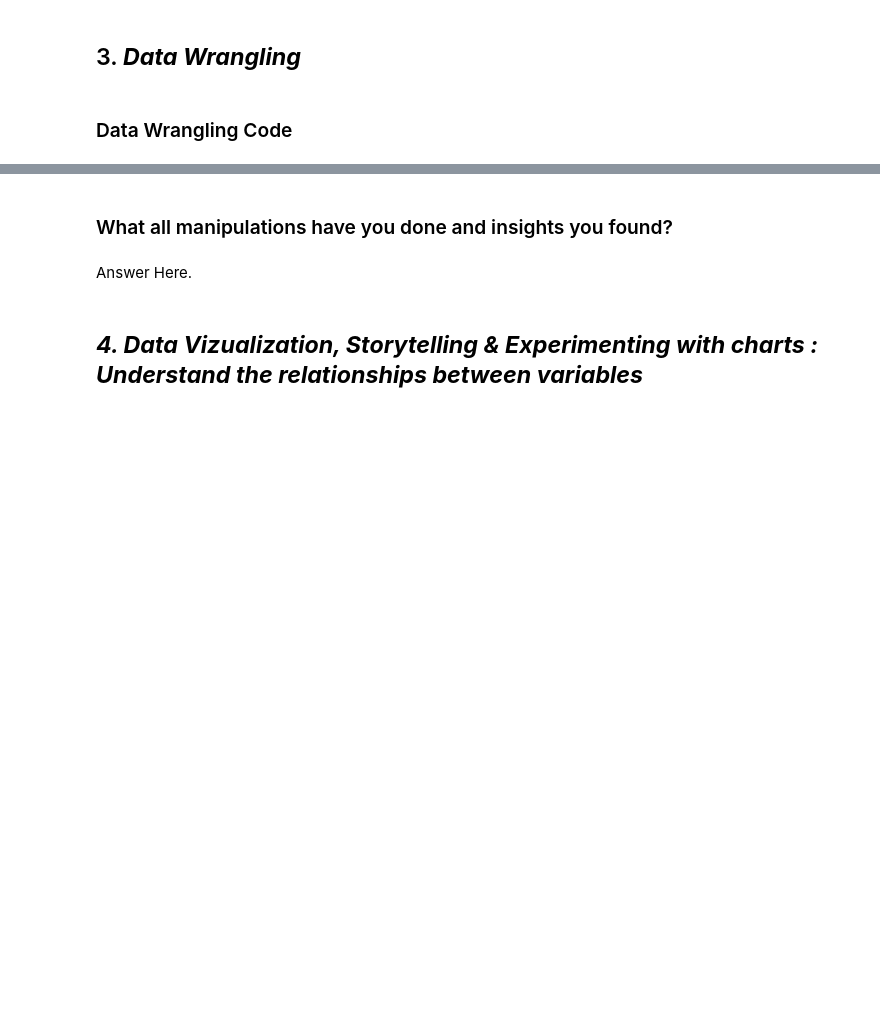
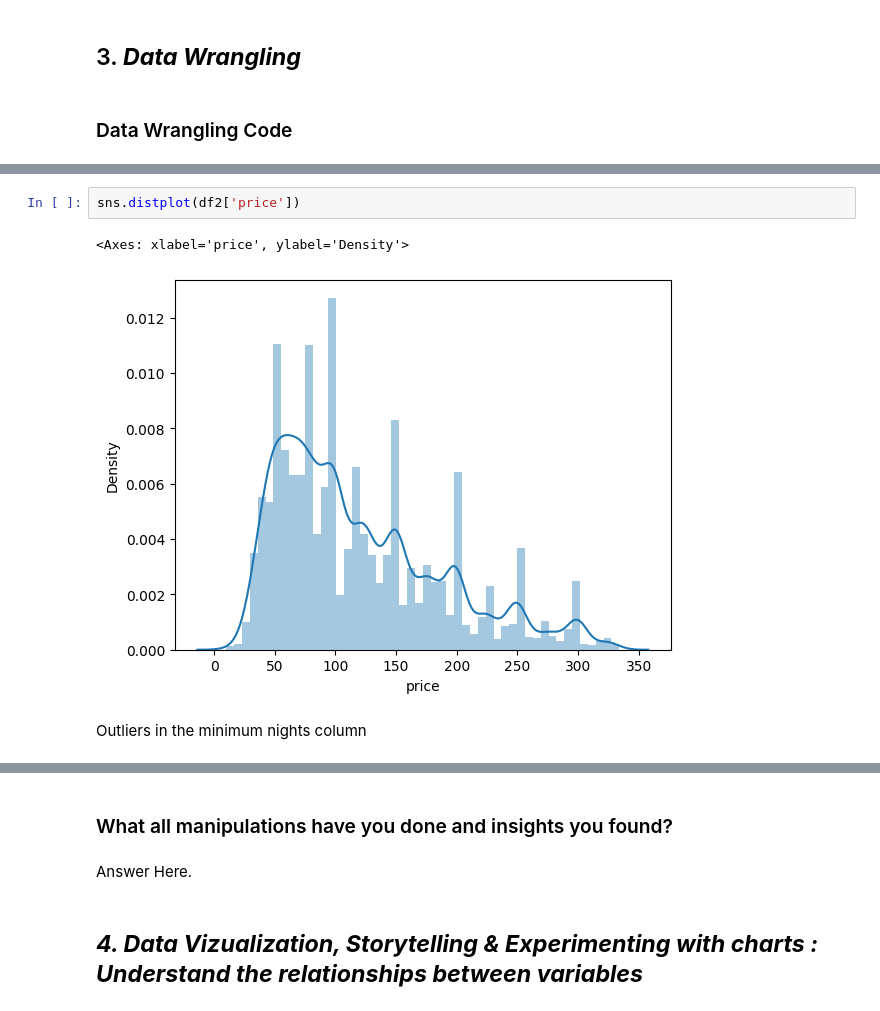
Before and after one commit to Nileshkl/Capstone-Project-EDA-Airbnb-and-Data-Visualization-with-PowerBI, a Jupyter notebook: Nilesh's_Individual_EDA_AirBnb_Bookings_Analysis.ipynb, the cells around one changed output, grey strips where cells are left out. Cells and saved outputs as stored; diff of their text form; blank space fills up the shorter version.

```diff
--- a/Nilesh's_Individual_EDA_AirBnb_Bookings_Analysis.ipynb
+++ b/Nilesh's_Individual_EDA_AirBnb_Bookings_Analysis.ipynb
@@ -303,0 +348,7 @@ plt.show()
+# %%
+sns.distplot(df2['price'])
+# %% [output]
+<Axes: xlabel='price', ylabel='Density'>
+[figure, added]
+# %% [markdown]
+Outliers in the minimum nights column
```
Also changed, not shown: parts of 110 cells of this notebook.
